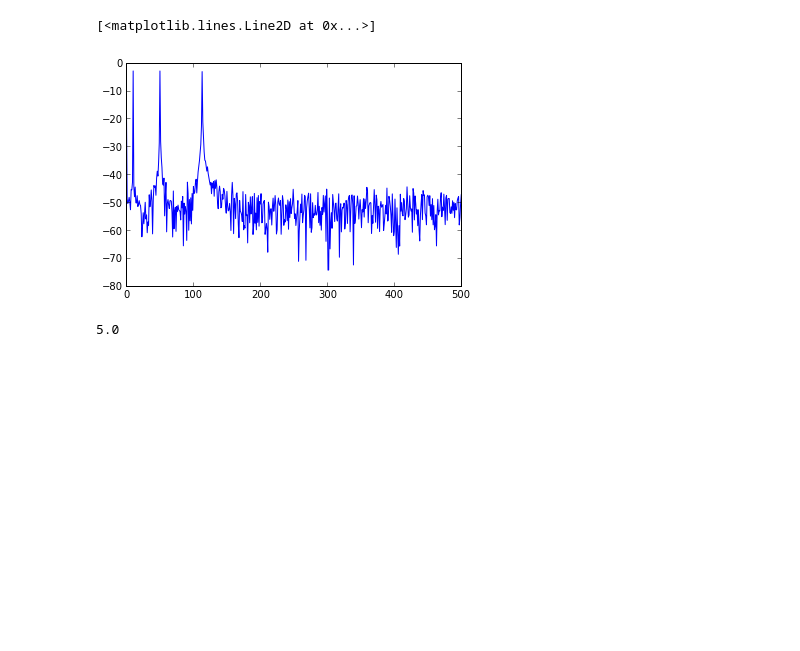
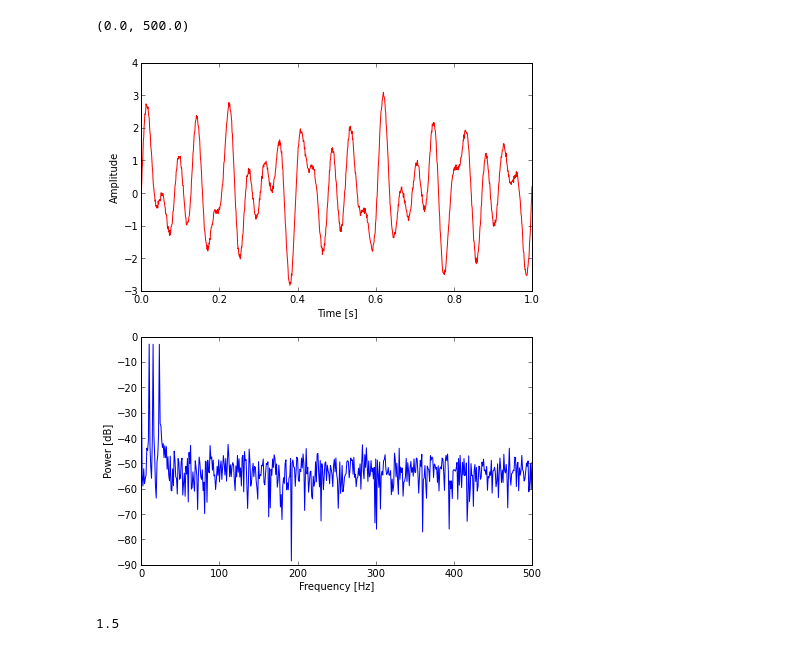
Before and after one commit to Phononic/Sean_Lubner_250HWs, a Jupyter notebook: hw5/hw5_audio.ipynb, the cells around one changed output. Cells and saved outputs as stored; diff of their text form; code cells hidden in the pictures; blank space fills up the shorter version.

Commit message:
power spectrum and plotting implemented, need to fix audio data import

```diff
--- a/hw5/hw5_audio.ipynb
+++ b/hw5/hw5_audio.ipynb
@@ -30,24 +44,36 @@ show()
 # %%
 # Test Code
 freq1 = 10.0 # Hz
-freq2 = 50.0 # Hz
-freq3 = 113.0 # Hz
+freq2 = 15.0 # Hz
+freq3 = 23.0 # Hz
 points = 1000
-x = linspace(0, 10.0/min([freq1, freq2, freq3]), num = points)
-integer_data = sin(2*pi*freq1*x)+sin(2*pi*freq2*x)+sin(2*pi*freq3*x)+rand(points)/5 # noisy sin wave
+time = linspace(0, 10.0/min([freq1, freq2, freq3]), num = points)
+integer_data = sin(2*pi*freq1*time)+sin(2*pi*freq2*time)+sin(2*pi*freq3*time)+rand(points)/5 # noisy sin wave
 fft_data = fft(integer_data)
 n = len(integer_data)
 nUniquePts = ceil((n+1)/2.0)
 fft_data = abs(fft_data[0:nUniquePts]) / float(n)
 power_data = 2*(fft_data**2)
 freqArray = arange(0, nUniquePts, 1.0) * ((100*min([freq1, freq2, freq3])) / n);
 
-#plt.plot(x,integer_data)
-plt.plot(freqArray,10*log10(power_data))
+fig, (axt, axf) = plt.subplots(2,1,figsize=(7, 9))
+axt.plot(time, integer_data, color="red", linestyle="-")
+axt.set_xlabel("Time [s]")
+axt.set_ylabel("Amplitude")
+axt.set_xlim(min(time), max(time))
+#axt.set_title('Audio Analysis')
+
+axf.plot(freqArray, 10*log10(power_data), color="blue", linestyle="-")
+axf.set_xlabel("Frequency [Hz]")
+axf.set_ylabel("Power [dB]")
+axf.set_xlim(min(freqArray), max(freqArray))
+#show()
+#plt.plot(time,integer_data)
+#plt.plot(freqArray,10*log10(power_data))
 # %% [output]
-[<matplotlib.lines.Line2D at 0x...>]
+(0.0, 500.0)
-[figure, old version]
+[figure, new version]
 # %%
 ((100*max([freq1, freq2])) / n)
 # %% [output]
-5.0
+1.5
```
Also changed, not shown: parts of 1 cell of this notebook.
